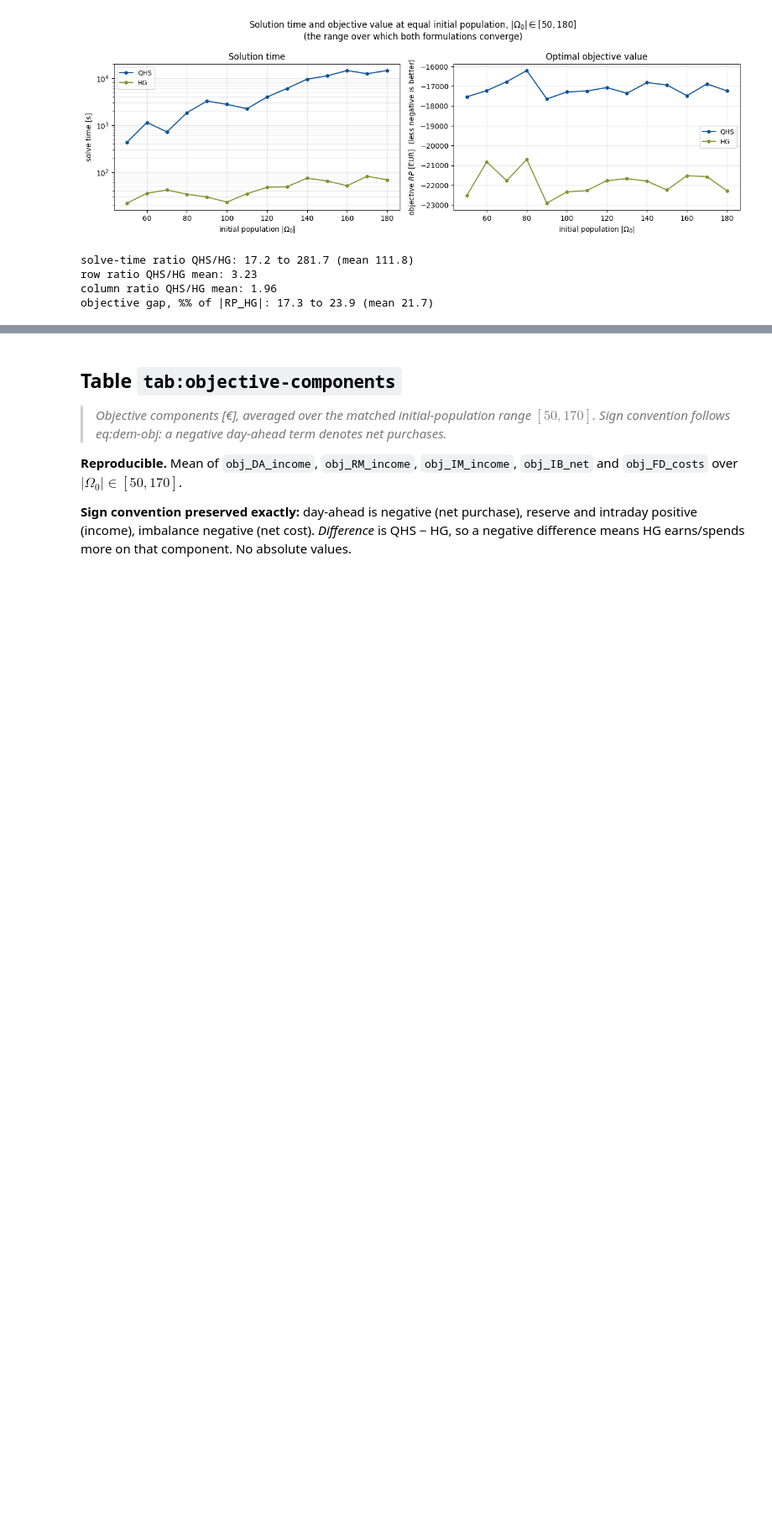
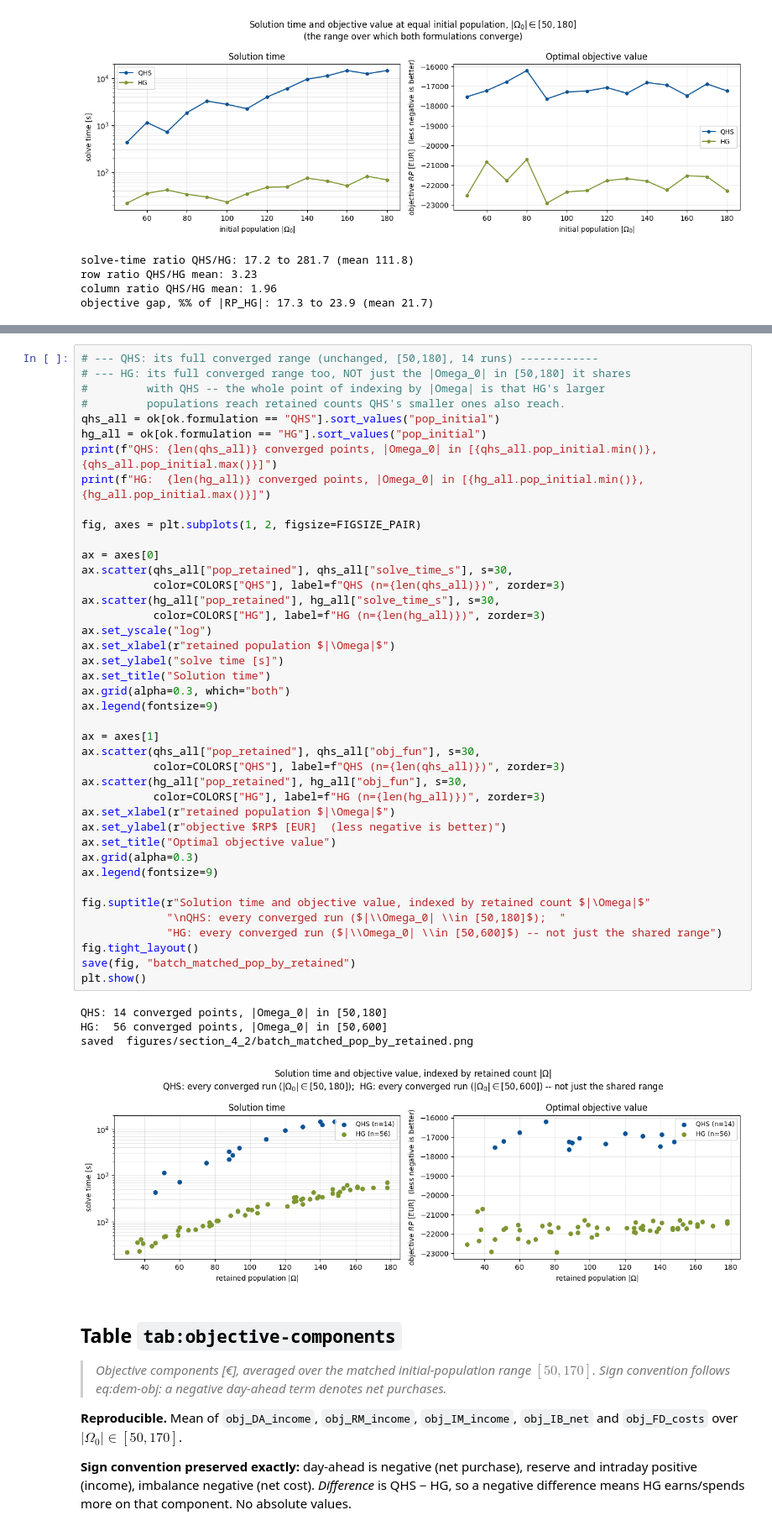
Before and after one commit to mmobec/secoem-VSS, a Jupyter notebook: Results/Execution of model/section_4_2_results_of_simulations.ipynb, the cells around one changed output, grey strips where cells are left out. Shown at 84% size. Saved outputs shown, nothing was run; the diff lists cells and outputs as text; blank space fills up the shorter version.

```diff
--- a/Results/Execution of model/section_4_2_results_of_simulations.ipynb
+++ b/Results/Execution of model/section_4_2_results_of_simulations.ipynb
@@ -1041,3 +1063,49 @@ objective gap, %% of |RP_HG|: 17.3 to 23.9 (mean 21.7)
+# %%
+# --- QHS: its full converged range (unchanged, [50,180], 14 runs) ------------
+# --- HG: its full converged range too, NOT just the |Omega_0| in [50,180] it shares
+#         with QHS -- the whole point of indexing by |Omega| is that HG's larger
+#         populations reach retained counts QHS's smaller ones also reach.
+qhs_all = ok[ok.formulation == "QHS"].sort_values("pop_initial")
+hg_all = ok[ok.formulation == "HG"].sort_values("pop_initial")
+print(f"QHS: {len(qhs_all)} converged points, |Omega_0| in [{qhs_all.pop_initial.min()},{qhs_all.pop_initial.max()}]")
+print(f"HG:  {len(hg_all)} converged points, |Omega_0| in [{hg_all.pop_initial.min()},{hg_all.pop_initial.max()}]")
+
+fig, axes = plt.subplots(1, 2, figsize=FIGSIZE_PAIR)
+
+ax = axes[0]
+ax.scatter(qhs_all["pop_retained"], qhs_all["solve_time_s"], s=30,
+           color=COLORS["QHS"], label=f"QHS (n={len(qhs_all)})", zorder=3)
+ax.scatter(hg_all["pop_retained"], hg_all["solve_time_s"], s=30,
+           color=COLORS["HG"], label=f"HG (n={len(hg_all)})", zorder=3)
+ax.set_yscale("log")
+ax.set_xlabel(r"retained population $|\Omega|$")
+ax.set_ylabel("solve time [s]")
+ax.set_title("Solution time")
+ax.grid(alpha=0.3, which="both")
+ax.legend(fontsize=9)
+
+ax = axes[1]
+ax.scatter(qhs_all["pop_retained"], qhs_all["obj_fun"], s=30,
+           color=COLORS["QHS"], label=f"QHS (n={len(qhs_all)})", zorder=3)
+ax.scatter(hg_all["pop_retained"], hg_all["obj_fun"], s=30,
+           color=COLORS["HG"], label=f"HG (n={len(hg_all)})", zorder=3)
+ax.set_xlabel(r"retained population $|\Omega|$")
+ax.set_ylabel(r"objective $RP$ [EUR]  (less negative is better)")
+ax.set_title("Optimal objective value")
+ax.grid(alpha=0.3)
+ax.legend(fontsize=9)
+
+fig.suptitle(r"Solution time and objective value, indexed by retained count $|\Omega|$"
+             "\nQHS: every converged run ($|\\Omega_0| \\in [50,180]$);  "
+             "HG: every converged run ($|\\Omega_0| \\in [50,600]$) -- not just the shared range")
+fig.tight_layout()
+save(fig, "batch_matched_pop_by_retained")
+plt.show()
+# %% [output]
+QHS: 14 converged points, |Omega_0| in [50,180]
+HG:  56 converged points, |Omega_0| in [50,600]
+saved  figures/section_4_2/batch_matched_pop_by_retained.png
+[figure, added]
 # %% [markdown]
 ## Table `tab:objective-components`
 > *Objective components [€], averaged over the matched initial-population range $[50,170]$.
```
Also changed, not shown: parts of 1 cell of this notebook, 1 other file.
